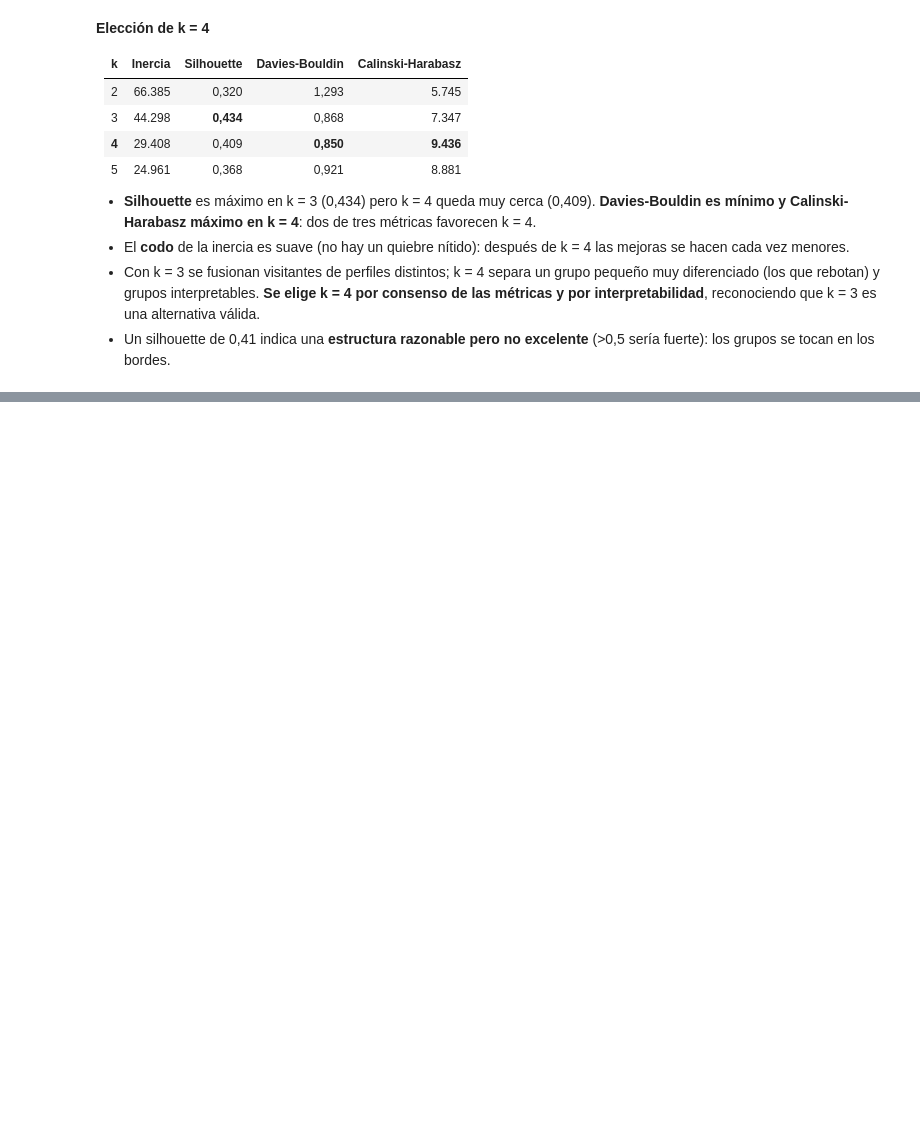
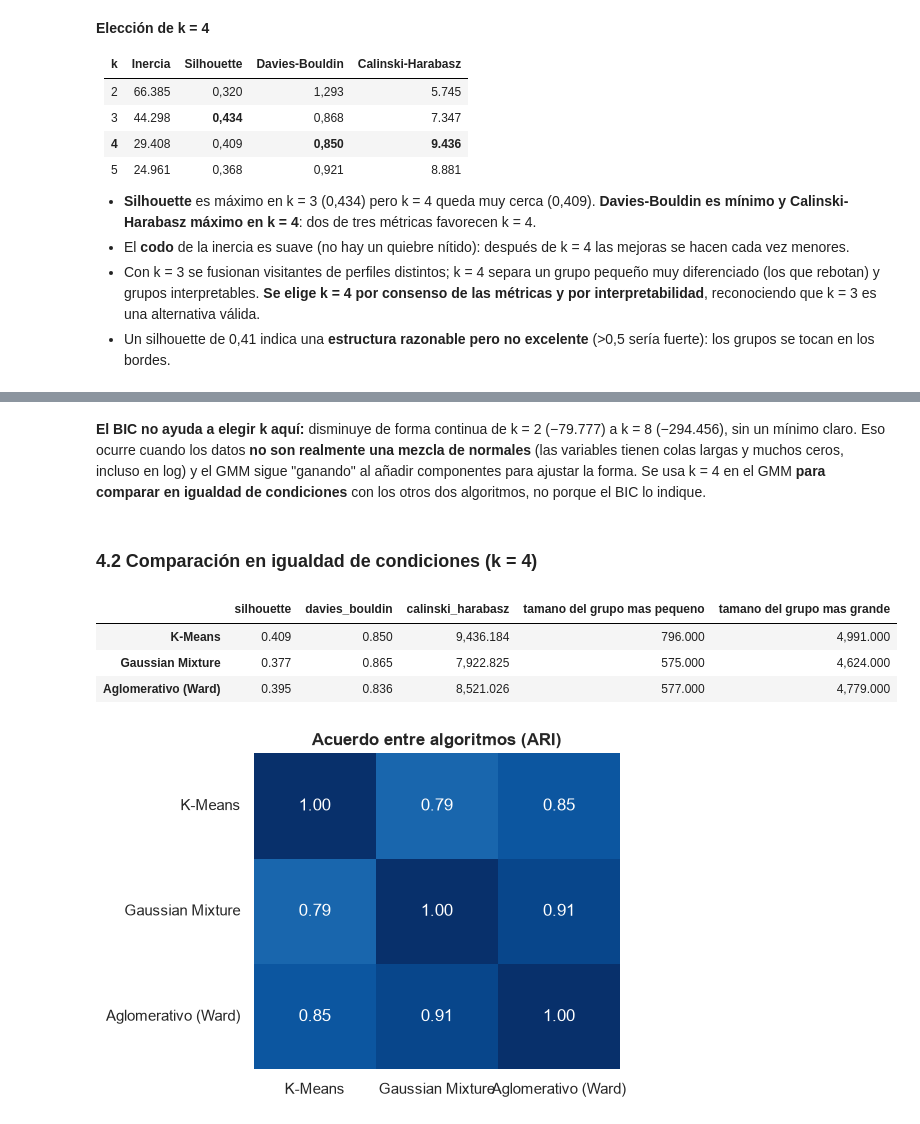
Before and after one commit to Xantyagoh/grupo3-ml-intencion-compra, a Jupyter notebook: evaluacion 4/notebooks/04_no_supervisado.ipynb, the cells around one changed output, grey strips where cells are left out. Saved outputs shown, nothing was run; the diff lists cells and outputs as text; code cells hidden in the pictures; blank space fills up the shorter version.

```diff
--- a/evaluacion 4/notebooks/04_no_supervisado.ipynb
+++ b/evaluacion 4/notebooks/04_no_supervisado.ipynb
@@ -113,0 +130,32 @@ sel_k
+# %% [markdown]
+**El BIC no ayuda a elegir k aquí:** disminuye de forma continua de k = 2 (−79.777) a k = 8 (−294.456), sin un mínimo claro. Eso ocurre cuando los datos **no son realmente una mezcla de normales** (las variables tienen colas largas y muchos ceros, incluso en log) y el GMM sigue "ganando" al añadir componentes para ajustar la forma. Se usa k = 4 en el GMM **para comparar en igualdad de condiciones** con los otros dos algoritmos, no porque el BIC lo indique.
+# %% [markdown]
+### 4.2 Comparación en igualdad de condiciones (k = 4)
+# %%
+K = 4
+km = KMeans(n_clusters=K, n_init=10, random_state=SEMILLA).fit(X)
+gmm = GaussianMixture(n_components=K, covariance_type='full', n_init=3, random_state=SEMILLA).fit(X)
+agg = AgglomerativeClustering(n_clusters=K, linkage='ward').fit(X)
+etiquetas = {'K-Means': km.labels_, 'Gaussian Mixture': gmm.predict(X), 'Aglomerativo (Ward)': agg.labels_}
+
+comp = pd.DataFrame({
+    nombre: {'silhouette': silhouette_score(X, l), 'davies_bouldin': davies_bouldin_score(X, l),
+             'calinski_harabasz': calinski_harabasz_score(X, l), 'tamano del grupo mas pequeno': int(np.bincount(l).min()),
+             'tamano del grupo mas grande': int(np.bincount(l).max())}
+    for nombre, l in etiquetas.items()}).T
+comp
+# %% [output]
+|  | silhouette | davies_bouldin | calinski_harabasz | tamano del grupo mas pequeno | tamano del grupo mas grande |
+| K-Means | 0.409 | 0.850 | 9,436.184 | 796.000 | 4,991.000 |
+| Gaussian Mixture | 0.377 | 0.865 | 7,922.825 | 575.000 | 4,624.000 |
+| Aglomerativo (Ward) | 0.395 | 0.836 | 8,521.026 | 577.000 | 4,779.000 |
+# %%
+# Acuerdo entre algoritmos (ARI: 1 = misma particion, 0 = como al azar)
+nombres = list(etiquetas)
+acuerdo = pd.DataFrame([[adjusted_rand_score(etiquetas[a], etiquetas[b]) for b in nombres] for a in nombres], index=nombres, columns=nombres)
+fig, ax = plt.subplots(figsize=(5.5, 4))
+sns.heatmap(acuerdo, annot=True, fmt='.2f', cmap='Blues', vmin=0, vmax=1, cbar=False, ax=ax)
+ax.set_title('Acuerdo entre algoritmos (ARI)')
+plt.tight_layout(); plt.savefig(FIG / '04_acuerdo_algoritmos.png', dpi=150, bbox_inches='tight'); plt.show()
+# %% [output]
+[figure, added]
```
Also changed, not shown: parts of 6 cells of this notebook, 2 other files.
